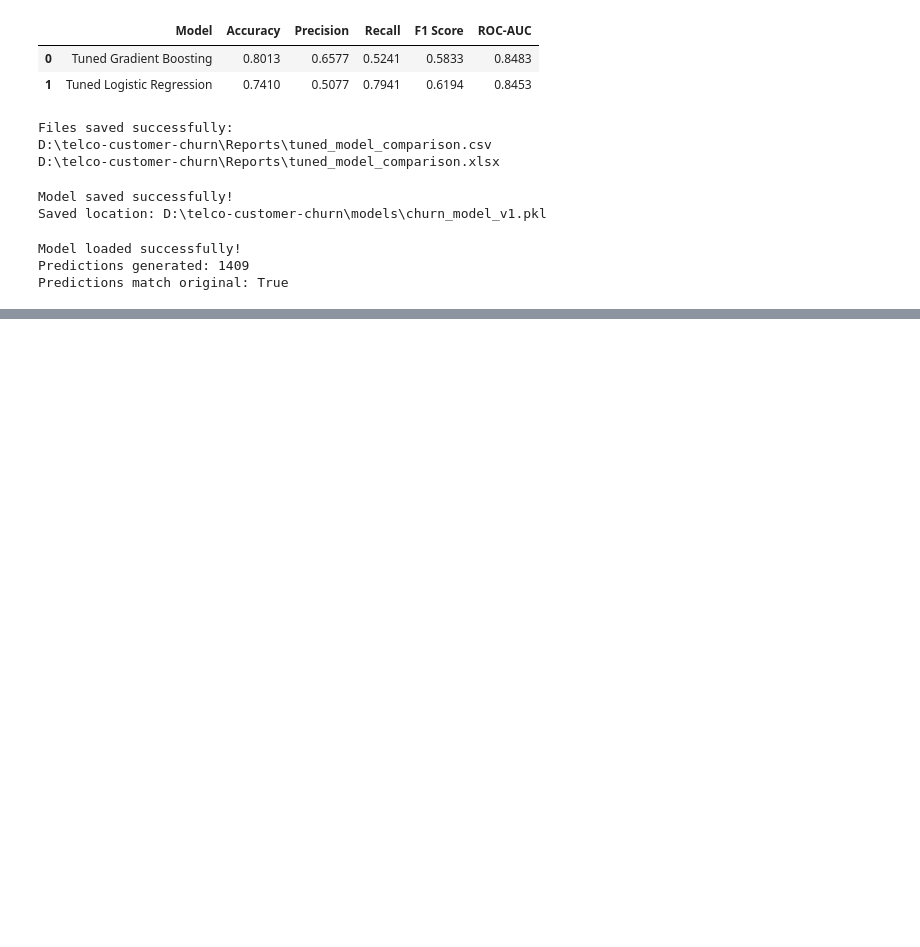
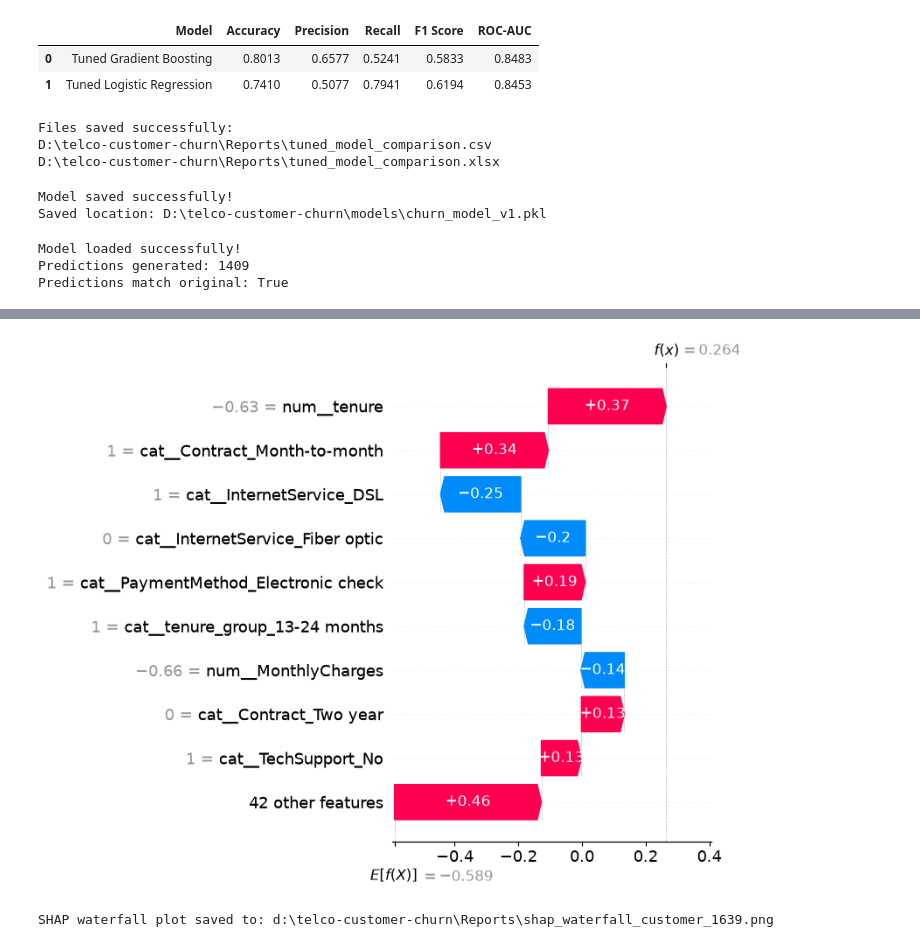
Before and after one commit to AnujYadav-ds/telco-customer-churn, a Jupyter notebook: Notebooks/03_modeling.ipynb, the cells around one changed output, grey strips where cells are left out. Drawn from its saved outputs; the diff is of its cells as text; code cells hidden in the pictures; blank space fills up the shorter version.

```diff
--- a/Notebooks/03_modeling.ipynb
+++ b/Notebooks/03_modeling.ipynb
@@ -941,0 +1108,13 @@ Predictions match original: True
+# %%
+
+waterfall_path = reports_dir / "shap_waterfall_customer_1639.png"
+
+shap.plots.waterfall(customer_shap_values[0], show=False)
+plt.tight_layout()
+plt.savefig(waterfall_path, dpi=300, bbox_inches="tight")
+plt.show()
+
+print("SHAP waterfall plot saved to:", waterfall_path)
+# %% [output]
+[figure, added]
+SHAP waterfall plot saved to: d:\telco-customer-churn\Reports\shap_waterfall_customer_1639.png
```
Also changed, not shown: parts of 5 cells of this notebook, 6 other files.
